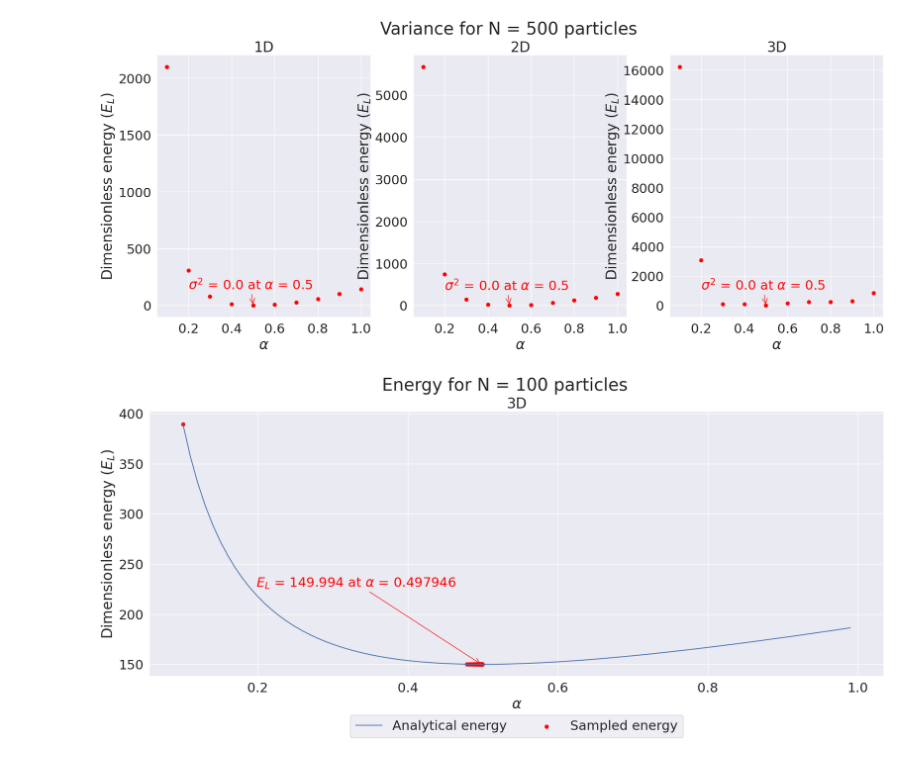
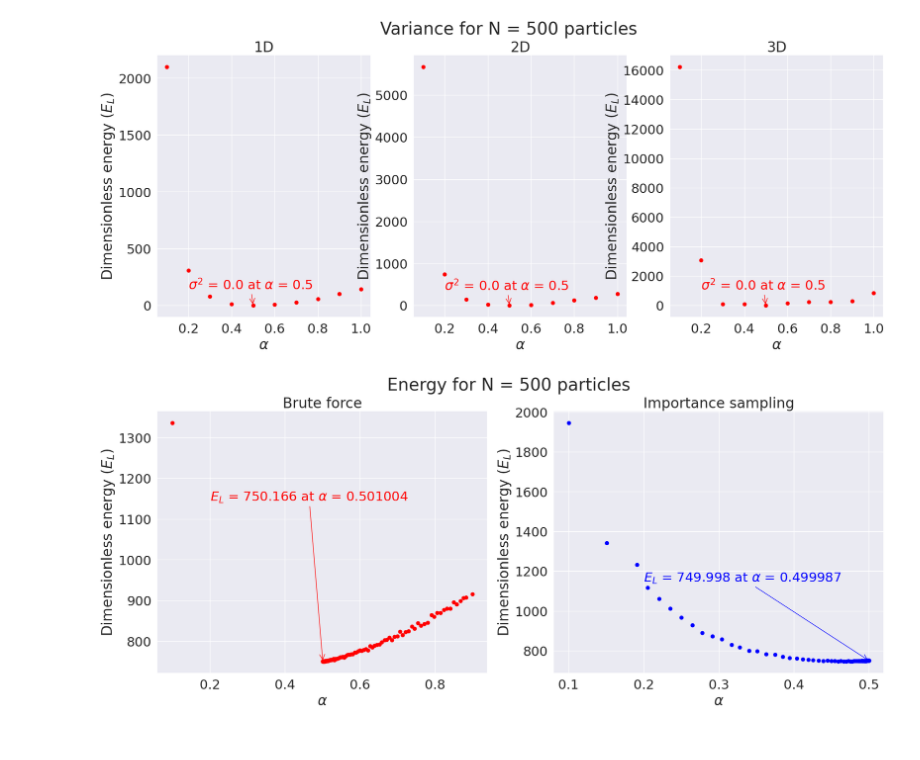
Before and after one commit to carlfre/FYS4411-project1, a Jupyter notebook: plots/plotting.ipynb, the cells around one changed output. Cells and saved outputs as stored; diff of their text form; code cells hidden in the pictures.

```diff
--- a/plots/plotting.ipynb
+++ b/plots/plotting.ipynb
@@ -95,33 +95,49 @@ for N in [1, 10, 100, 500]:
 [figure]
 [figure]
 # %%
-N = 100
+N = 500
 d = 3
-df = pd.read_csv(f'../output/N={N}_d={d}_GD_IS_energy.csv')
+df_is = pd.read_csv(f'../output/N={N}_d={d}_GD_IS_energy.csv')
+df = pd.read_csv(f'../output/N={N}_d={d}_GD_energy.csv')
 
-fig, axs = plt.subplots(1, 1, figsize = (22, 8))
+fig, axs = plt.subplots(1, 2, figsize = (22, 8))
 N_dim = df.d.iloc[0]
 N_particles = df.N.iloc[0]
 
 
 N_dim = df.d.iloc[0]
 N_particles = df.N.iloc[0]
 
-min_energy = df['energy'].min()
+min_energy = df['energy'].iloc[-1]
 min_alpha = df[df.energy == min_energy]['alpha'].iloc[0]
 
-axs.plot(alpha, analytical_energy(alpha, N_dim, N_particles), label = 'Analytical energy')
-axs.scatter(x = df['alpha'],y =  df['energy'], label = 'Sampled energy', color = 'red')
-axs.set_xlabel(r'$\alpha$')
-axs.set_ylabel(r'Dimensionless energy $(E_L)$')
-axs.annotate(r'$E_L$'+ f' = {min_energy} at '+r'$\alpha$'+f' = {min_alpha}',
+min_energy_is = df_is['energy'].iloc[-1]
+min_alpha_is = df_is[df_is.energy == min_energy_is]['alpha'].iloc[0]
+
+arrowprops = dict(arrowstyle="->", color = 'red')
+arrowprops_is = dict(arrowstyle="->", color = 'blue')
+
+#axs.plot(alpha, analytical_energy(alpha, N_dim, N_particles), label = 'Analytical energy')
+axs[0].scatter(df['alpha'], df['energy'], label = 'Brute force', color = 'red')
+axs[1].scatter(df_is['alpha'], df_is['energy'], label = 'Importance sampling', color = 'blue')
+axs[0].set_xlabel(r'$\alpha$')
+axs[0].set_ylabel(r'Dimensionless energy $(E_L)$')
+axs[1].set_xlabel(r'$\alpha$')
+axs[1].set_ylabel(r'Dimensionless energy $(E_L)$')
+axs[0].annotate(r'$E_L$'+ f' = {min_energy} at '+r'$\alpha$'+f' = {min_alpha}',
                     xy=(min_alpha, min_energy),
                     xytext=(min_alpha-0.3, min_energy+0.5*df.energy.mean()),
                     arrowprops=arrowprops, size = 22, color = 'red')
-axs.set_title(f'{d}D')
+axs[1].annotate(r'$E_L$'+ f' = {min_energy_is} at '+r'$\alpha$'+f' = {min_alpha_is}',
+                    xy=(min_alpha_is, min_energy_is),
+                    xytext=(min_alpha_is-0.3, min_energy_is+0.5*df_is.energy.mean()),
+                    arrowprops=arrowprops_is, size = 22, color = 'blue')
+
+axs[0].set_title(f'Brute force')
+axs[1].set_title(f'Importance sampling')
 tlt = fig.suptitle(f'Energy for N = {N_particles} particles')
-lgd = axs.legend(loc = 'upper center', ncol = 2, fancybox = True, bbox_to_anchor = (0.5, -0.12))
+#lgd = axs.legend(loc = 'upper center', ncol = 2, fancybox = True, bbox_to_anchor = (0.5, -0.12))
 #plt.savefig(f'N={N}_energy.pdf', bbox_extra_artists=(lgd,tlt), bbox_inches='tight')
 plt.show()
 # %% [output]
-[figure, old version]
+[figure, new version]
```
Also changed, not shown: 5 other files.
